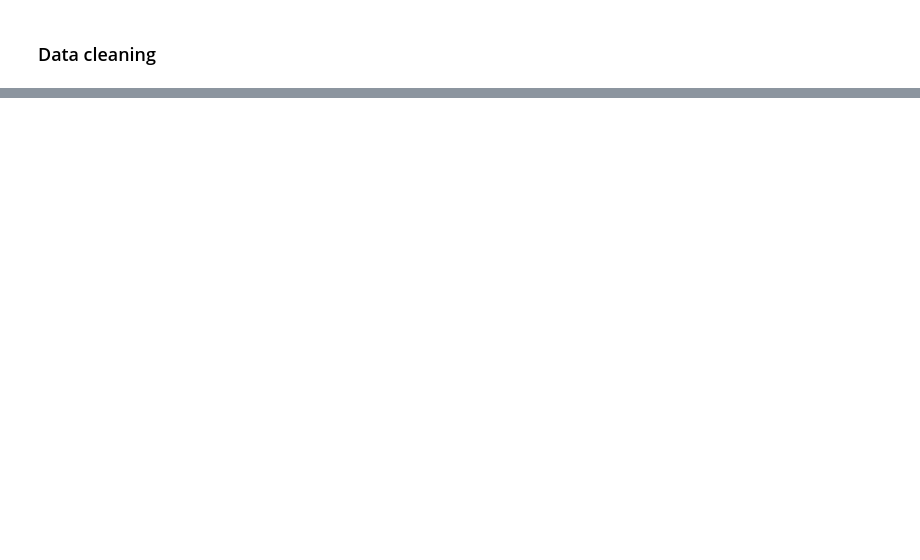
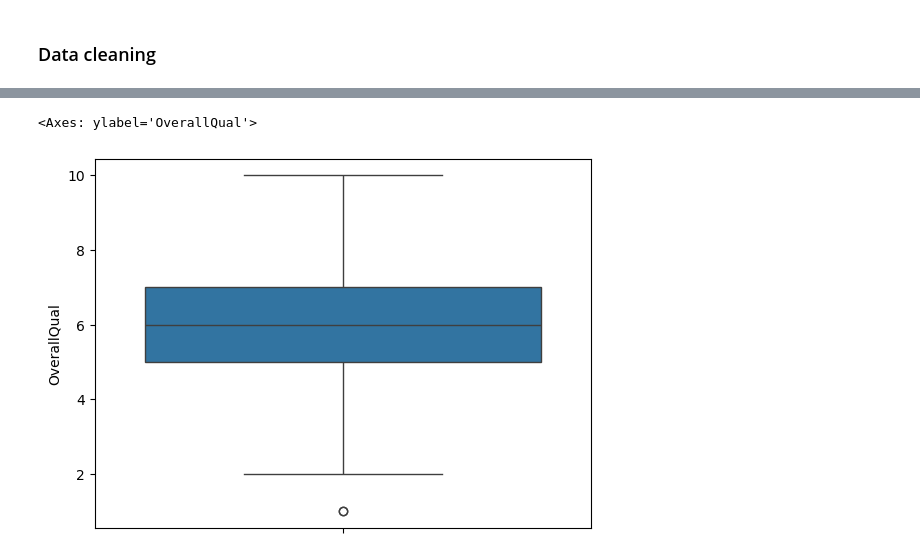
Before and after one commit to geoduin/HousePricePredictor, a Jupyter notebook: data_science_challenge.ipynb, the cells around one changed output, grey strips where cells are left out. Cells and saved outputs as stored; diff of their text form; code cells hidden in the pictures; blank space fills up the shorter version.

```diff
--- a/data_science_challenge.ipynb
+++ b/data_science_challenge.ipynb
@@ -391,0 +489,6 @@ De relevante categorische kolommen die bruikbaar kunnen zijn voor modeltraining
+# %%
+qual_data = train_data_prep["OverallQual"]
+sns.boxplot(qual_data)
+# %% [output]
+<Axes: ylabel='OverallQual'>
+[figure, added]
```
Also changed, not shown: parts of 21 cells of this notebook.
